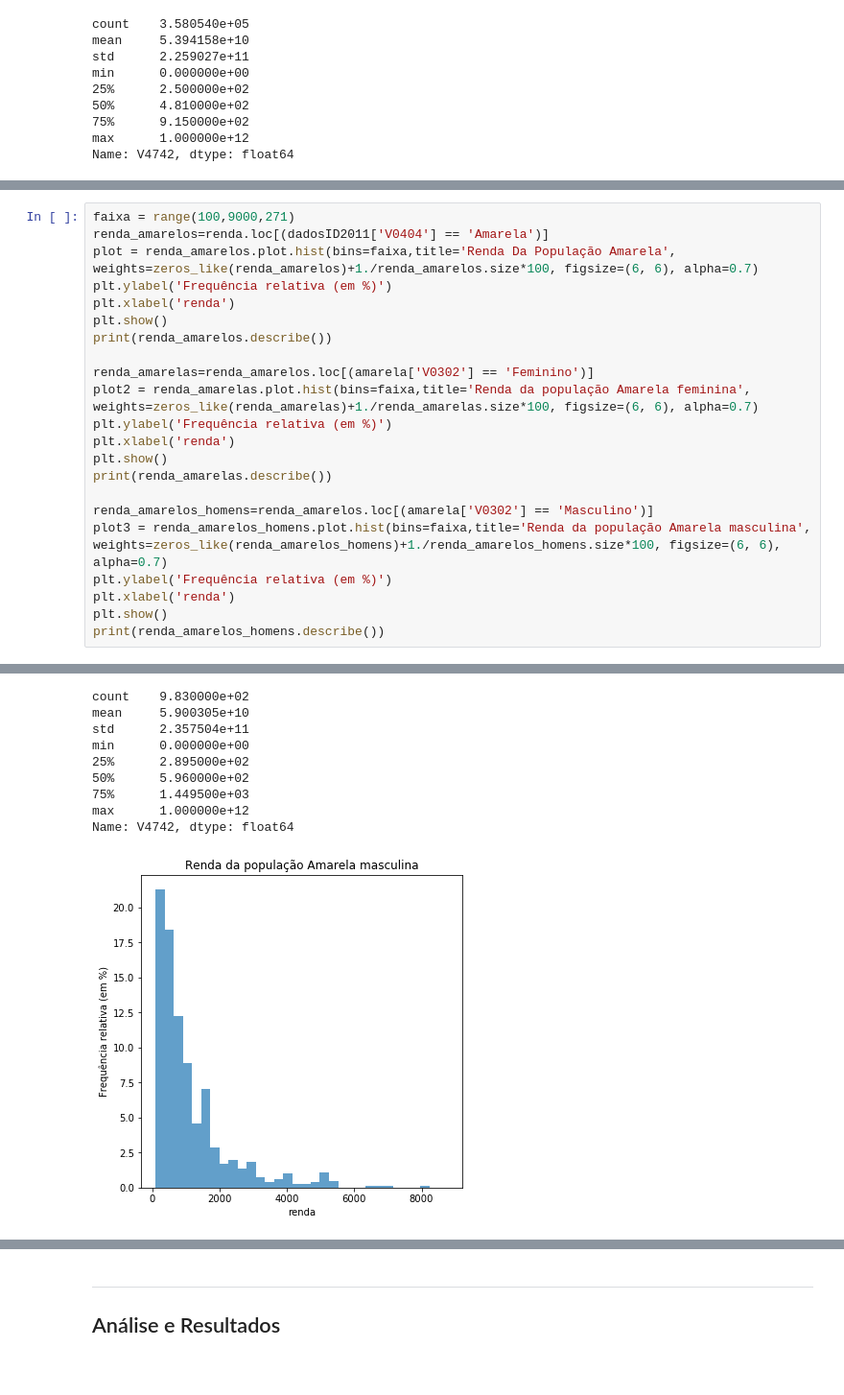
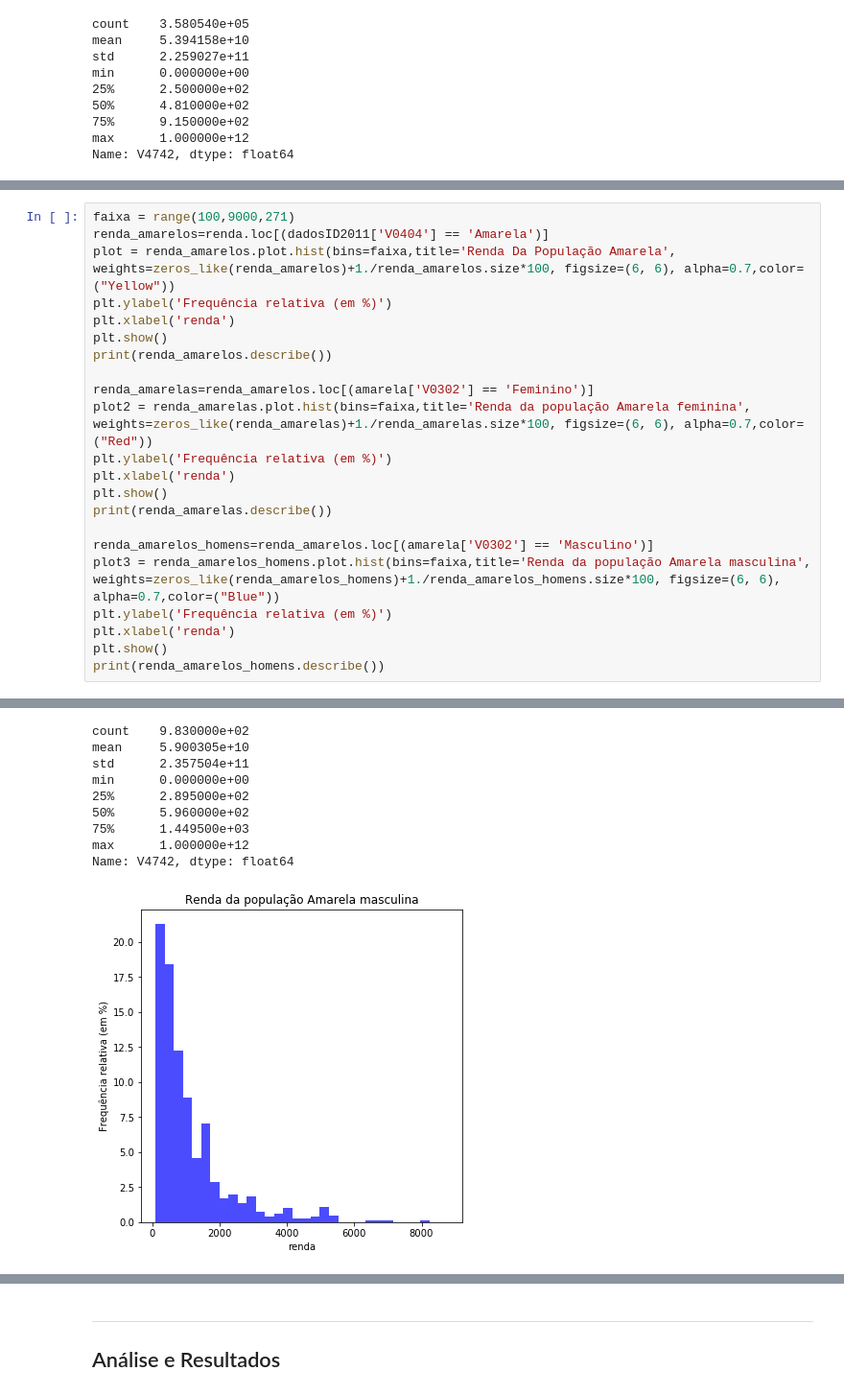
Before and after one commit to leonardoimakuma/cd2018, a Jupyter notebook: Projeto1 Layout.ipynb, the cells around one changed output, grey strips where cells are left out. Shown at 96% size. Cells and saved outputs as stored; diff of their text form.

```diff
--- a/Projeto1 Layout.ipynb
+++ b/Projeto1 Layout.ipynb
@@ -402,21 +387,21 @@ Name: V4742, dtype: float64
 # %%
 faixa = range(100,9000,271)
 renda_amarelos=renda.loc[(dadosID2011['V0404'] == 'Amarela')]
-plot = renda_amarelos.plot.hist(bins=faixa,title='Renda Da População Amarela', weights=zeros_like(renda_amarelos)+1./renda_amarelos.size*100, figsize=(6, 6), alpha=0.7)
+plot = renda_amarelos.plot.hist(bins=faixa,title='Renda Da População Amarela', weights=zeros_like(renda_amarelos)+1./renda_amarelos.size*100, figsize=(6, 6), alpha=0.7,color=("Yellow"))
 plt.ylabel('Frequência relativa (em %)')
 plt.xlabel('renda')
 plt.show()
 print(renda_amarelos.describe())
 
 renda_amarelas=renda_amarelos.loc[(amarela['V0302'] == 'Feminino')]
-plot2 = renda_amarelas.plot.hist(bins=faixa,title='Renda da população Amarela feminina', weights=zeros_like(renda_amarelas)+1./renda_amarelas.size*100, figsize=(6, 6), alpha=0.7)
+plot2 = renda_amarelas.plot.hist(bins=faixa,title='Renda da população Amarela feminina', weights=zeros_like(renda_amarelas)+1./renda_amarelas.size*100, figsize=(6, 6), alpha=0.7,color=("Red"))
 plt.ylabel('Frequência relativa (em %)')
 plt.xlabel('renda')
 plt.show()
 print(renda_amarelas.describe())
 
 renda_amarelos_homens=renda_amarelos.loc[(amarela['V0302'] == 'Masculino')]
-plot3 = renda_amarelos_homens.plot.hist(bins=faixa,title='Renda da população Amarela masculina', weights=zeros_like(renda_amarelos_homens)+1./renda_amarelos_homens.size*100, figsize=(6, 6), alpha=0.7)
+plot3 = renda_amarelos_homens.plot.hist(bins=faixa,title='Renda da população Amarela masculina', weights=zeros_like(renda_amarelos_homens)+1./renda_amarelos_homens.size*100, figsize=(6, 6), alpha=0.7,color=("Blue"))
 plt.ylabel('Frequência relativa (em %)')
 plt.xlabel('renda')
 plt.show()
@@ -436,13 +421,13 @@ Name: V4742, dtype: float64
 count    9.830000e+02
 mean     5.900305e+10
 std      2.357504e+11
 min      0.000000e+00
 25%      2.895000e+02
 50%      5.960000e+02
 75%      1.449500e+03
 max      1.000000e+12
 Name: V4742, dtype: float64
-[figure, old version]
+[figure, new version]
 count    8.090000e+02
 mean     7.045736e+10
 std      2.560745e+11
```
Also changed, not shown: parts of 7 cells of this notebook.
